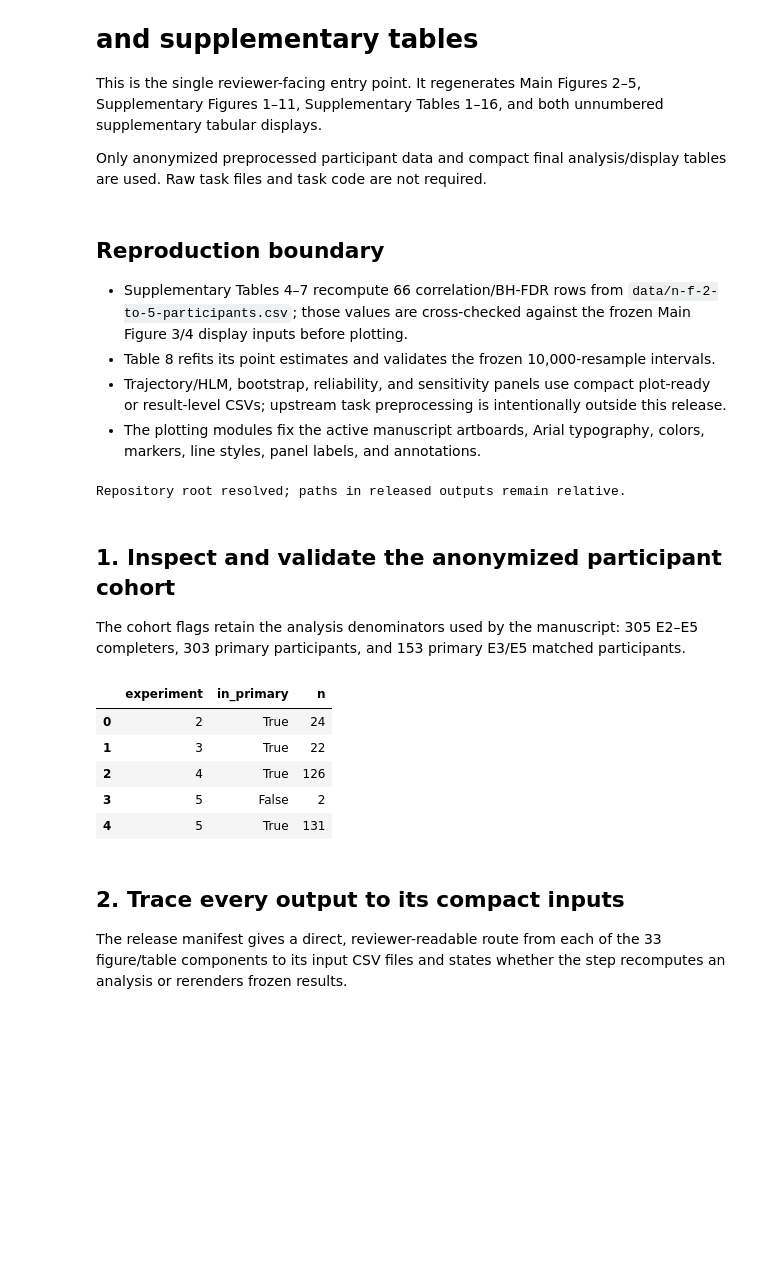
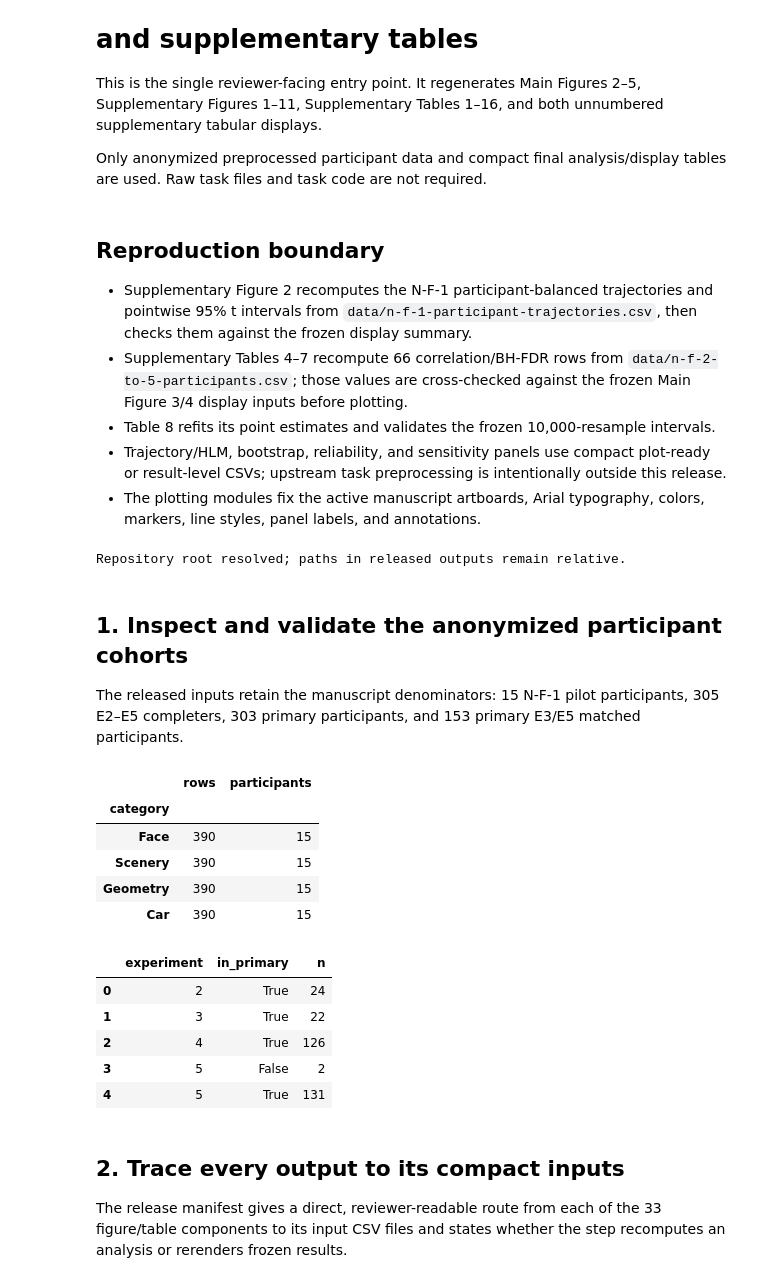
Before and after one commit to cantonsir/familiarity-novelty-analysis-reproducibility, a Jupyter notebook: notebooks/01_figures_and_tables_from_preprocessed_data.ipynb, the cells around one changed output. Cells and saved outputs as stored; diff of their text form; code cells hidden in the pictures; blank space fills up the shorter version.

Commit message:
Add preprocessed N-F-1 data for Supplementary Figure 2

```diff
--- a/notebooks/01_figures_and_tables_from_preprocessed_data.ipynb
+++ b/notebooks/01_figures_and_tables_from_preprocessed_data.ipynb
@@ -7,6 +7,7 @@ Only anonymized preprocessed participant data and compact final analysis/display
 # %% [markdown]
 ## Reproduction boundary
 
+- Supplementary Figure 2 recomputes the N-F-1 participant-balanced trajectories and pointwise 95% t intervals from `data/n-f-1-participant-trajectories.csv`, then checks them against the frozen display summary.
 - Supplementary Tables 4–7 recompute 66 correlation/BH-FDR rows from `data/n-f-2-to-5-participants.csv`; those values are cross-checked against the frozen Main Figure 3/4 display inputs before plotting.
 - Table 8 refits its point estimates and validates the frozen 10,000-resample intervals.
 - Trajectory/HLM, bootstrap, reliability, and sensitivity panels use compact plot-ready or result-level CSVs; upstream task preprocessing is intentionally outside this release.
@@ -30,27 +31,39 @@ print('Repository root resolved; paths in released outputs remain relative.')
 # %% [output]
 Repository root resolved; paths in released outputs remain relative.
 # %% [markdown]
-## 1. Inspect and validate the anonymized participant cohort
+## 1. Inspect and validate the anonymized participant cohorts
 
-The cohort flags retain the analysis denominators used by the manuscript: 305 E2–E5 completers, 303 primary participants, and 153 primary E3/E5 matched participants.
+The released inputs retain the manuscript denominators: 15 N-F-1 pilot participants, 305 E2–E5 completers, 303 primary participants, and 153 primary E3/E5 matched participants.
 # %%
+experiment1 = pd.read_csv(ROOT / 'data' / 'n-f-1-participant-trajectories.csv')
 participants = pd.read_csv(ROOT / 'data' / 'n-f-2-to-5-participants.csv')
 participants['in_primary'] = participants['in_primary'].astype(str).str.lower().map({'true': True, 'false': False})
 cohorts = (
     participants.groupby(['experiment', 'in_primary'], dropna=False)
     .size().rename('n').reset_index()
 )
 assert len(participants) == 305
 assert int(participants['in_primary'].sum()) == 303
 assert len(participants.query('experiment in [3, 5] and in_primary')) == 153
+assert len(experiment1) == 1560
+assert experiment1['experiment1_record_id'].nunique() == 15
+assert set(experiment1['category']) == {'Face', 'Scenery', 'Geometry', 'Car'}
+assert set(experiment1['comparison_position']) == set(range(1, 27))
+display(experiment1.groupby('category', sort=False).agg(rows=('familiar_target_preference', 'size'), participants=('experiment1_record_id', 'nunique')))
 display(cohorts)
 # %% [output]
-|  | experiment | in_primary | n |
-| 0 | 2 | True | 24 |
-| 1 | 3 | True | 22 |
-| 2 | 4 | True | 126 |
-| 3 | 5 | False | 2 |
-| 4 | 5 | True | 131 |
+|  | rows | participants |
+| category |  |  |
+| Face | 390 | 15 |
+| Scenery | 390 | 15 |
+| Geometry | 390 | 15 |
+| Car | 390 | 15 |
+|  | experiment | in_primary | n |
+| 0 | 2 | True | 24 |
+| 1 | 3 | True | 22 |
+| 2 | 4 | True | 126 |
+| 3 | 5 | False | 2 |
+| 4 | 5 | True | 131 |
 # %% [markdown]
 ## 2. Trace every output to its compact inputs
 
```
Also changed, not shown: parts of 3 cells of this notebook, 10 other files.
